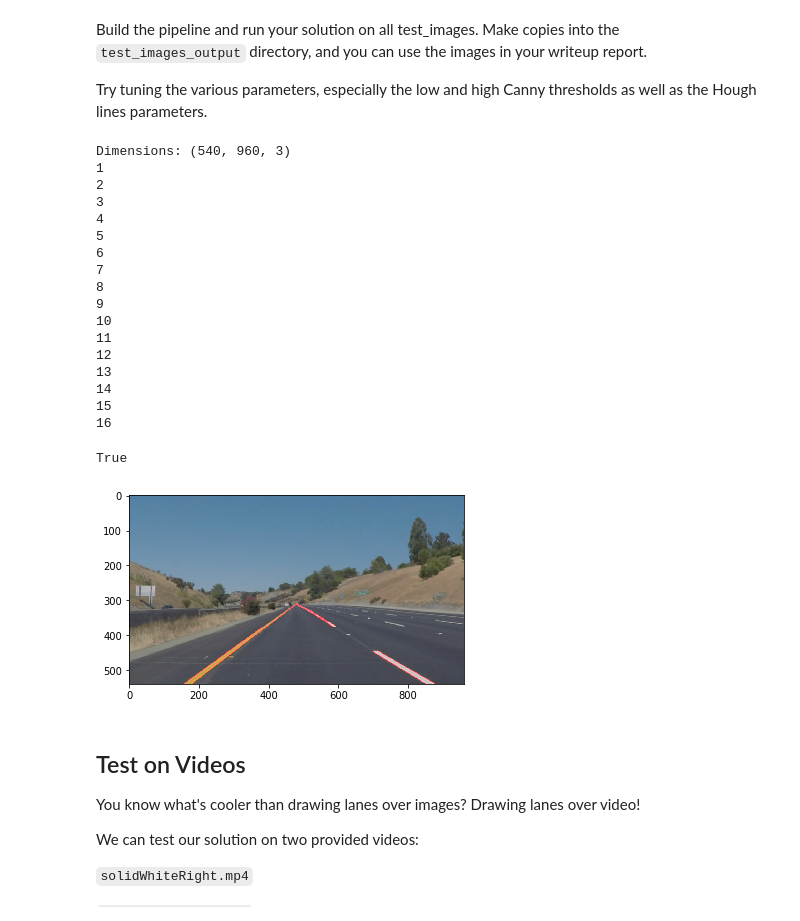
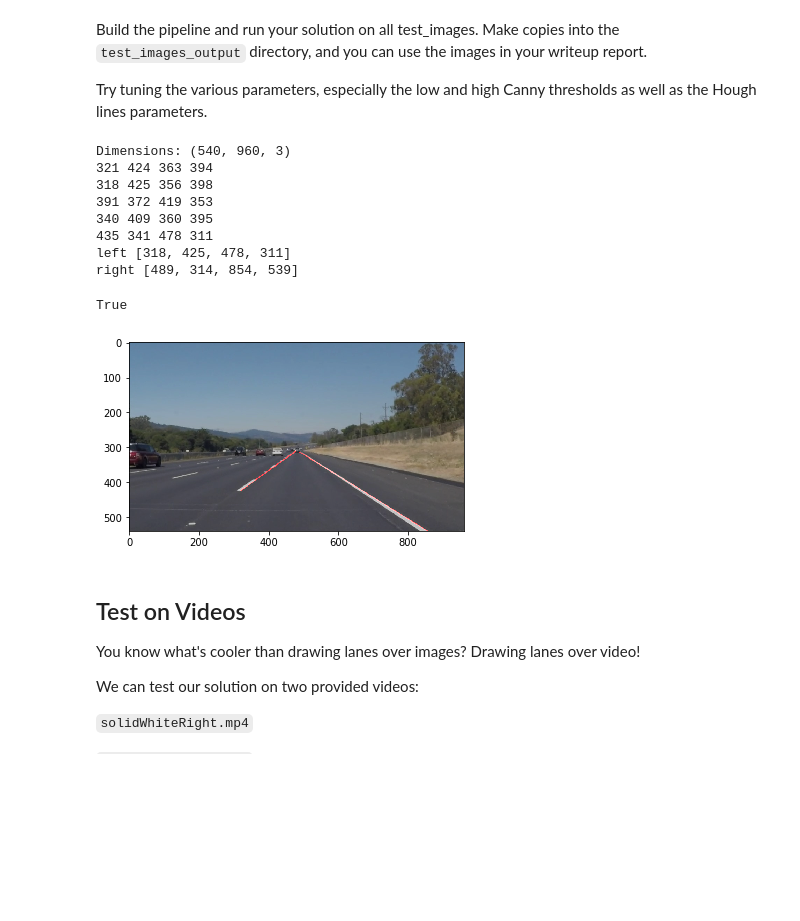
Before and after one commit to tnazikian/CarND-LaneLines-P1, a Jupyter notebook: P1.ipynb, the cells around one changed output. Drawn from its saved outputs; the diff is of its cells as text; code cells hidden in the pictures; blank space fills up the shorter version.

Commit message:
added combine lines

```diff
--- a/P1.ipynb
+++ b/P1.ipynb
@@ -261,8 +225,8 @@ def pipeline(image, show=True):
     rho = 2
     theta = np.pi/180
     threshold = 15
-    min_line_length = 40
-    max_line_gap = 20
+    min_line_length = 20
+    max_line_gap = 15
     line_image = np.copy(img)*0 #blank image to draw lines on
 
     # Run Hough on edge detected image
@@ -277,28 +241,19 @@ def pipeline(image, show=True):
     return weighted
 # %%
 
-out = pipeline('test_images/solidYellowCurve2.jpg', show=True)
+out = pipeline('test_images/solidWhiteRight.jpg', show=True)
 cv2.imwrite('out.png', out)
 # %% [output]
 Dimensions: (540, 960, 3)
-1
-2
-3
-4
-5
-6
-7
-8
-9
-10
-11
-12
-13
-14
-15
-16
+321 424 363 394
+318 425 356 398
+391 372 419 353
+340 409 360 395
+435 341 478 311
+left [318, 425, 478, 311]
+right [489, 314, 854, 539]
 True
-[figure, old version]
+[figure, new version]
 # %% [markdown]
 ## Test on Videos
 
```
Also changed, not shown: parts of 1 cell of this notebook, 1 other file.
